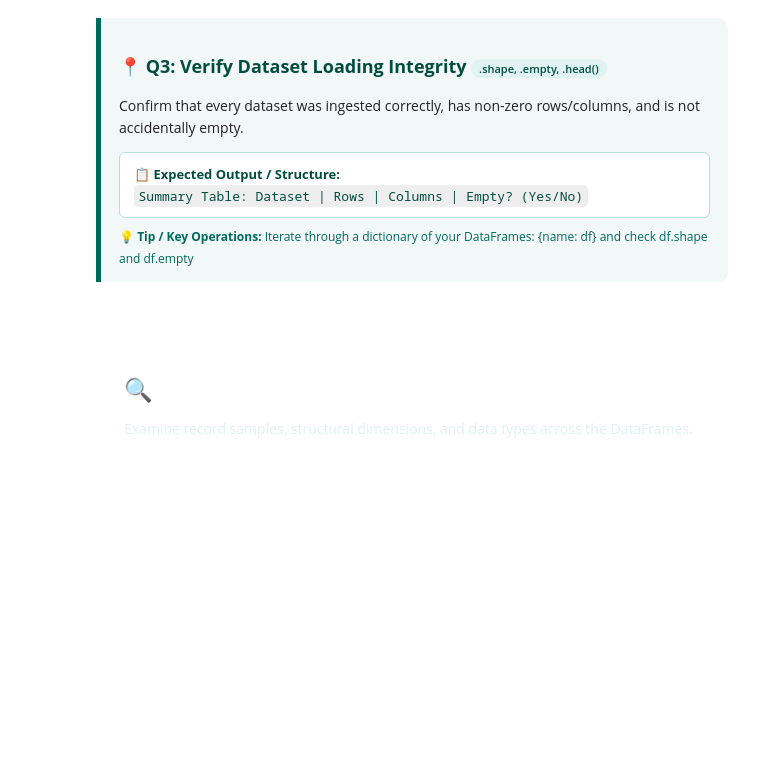
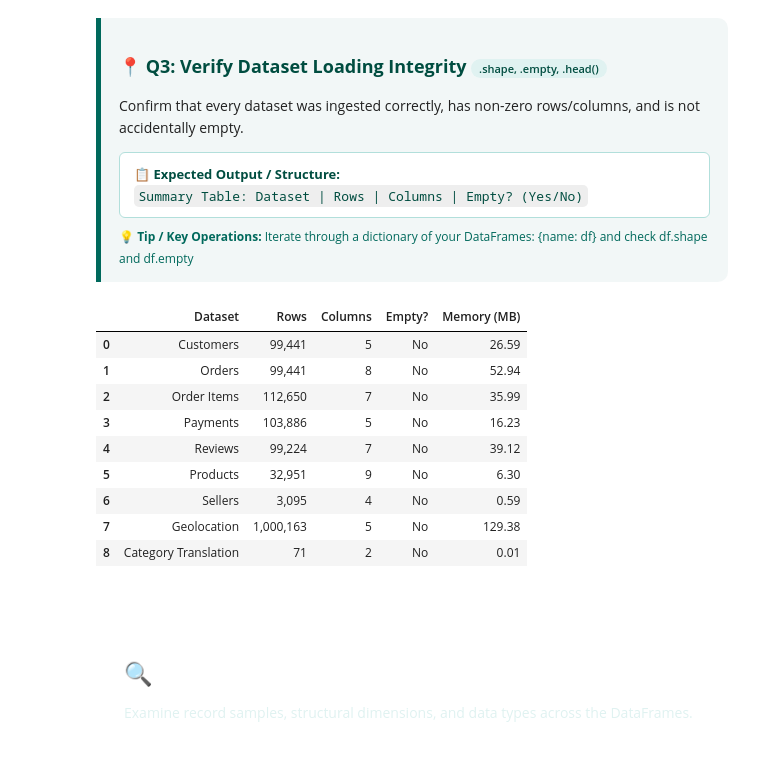
Before and after one commit to DebarghyaAich/Machine_Learning_Basics, a Jupyter notebook: E-Commerce Feature Extraction.ipynb, the cells around one changed output. Drawn from its saved outputs; the diff is of its cells as text; code cells hidden in the pictures; blank space fills up the shorter version.

Commit message:
feat(q3): implement dataset verification summary table with outputs

```diff
--- a/E-Commerce Feature Extraction.ipynb
+++ b/E-Commerce Feature Extraction.ipynb
@@ -169,3 +167,31 @@ Category Translation     | 71             | 2        | No
+# %%
+# Q3: Verify that every dataset loaded correctly
+# Constructing a verification summary table for all 9 loaded DataFrames
+
+verification_records = [
+    {
+        'Dataset': name,
+        'Rows': f"{df.shape[0]:,}",
+        'Columns': df.shape[1],
+        'Empty?': 'Yes' if df.empty else 'No',
+        'Memory (MB)': f"{df.memory_usage(deep=True).sum() / (1024**2):.2f}"
+    }
+    for name, df in dfs.items()
+]
+
+verification_df = pd.DataFrame(verification_records)
+verification_df
+# %% [output]
+|  | Dataset | Rows | Columns | Empty? | Memory (MB) |
+| 0 | Customers | 99,441 | 5 | No | 26.59 |
+| 1 | Orders | 99,441 | 8 | No | 52.94 |
+| 2 | Order Items | 112,650 | 7 | No | 35.99 |
+| 3 | Payments | 103,886 | 5 | No | 16.23 |
+| 4 | Reviews | 99,224 | 7 | No | 39.12 |
+| 5 | Products | 32,951 | 9 | No | 6.30 |
+| 6 | Sellers | 3,095 | 4 | No | 0.59 |
+| 7 | Geolocation | 1,000,163 | 5 | No | 129.38 |
+| 8 | Category Translation | 71 | 2 | No | 0.01 |
 # %% [markdown]
 <div style="background: linear-gradient(135deg, #004d40 0%, #00695c 60%, #00897b 100%); padding: 22px 28px; border-radius: 14px; color: #ffffff; margin: 36px 0 20px 0; box-shadow: 0 6px 20px rgba(0, 77, 64, 0.25);">
   <span style="background: rgba(255, 255, 255, 0.2); padding: 4px 12px; border-radius: 20px; font-size: 11px; font-weight: 700; text-transform: uppercase; letter-spacing: 1px; display: inline-block; margin-bottom: 8px;">
```
Also changed, not shown: parts of 1 cell of this notebook, 1 other file.
